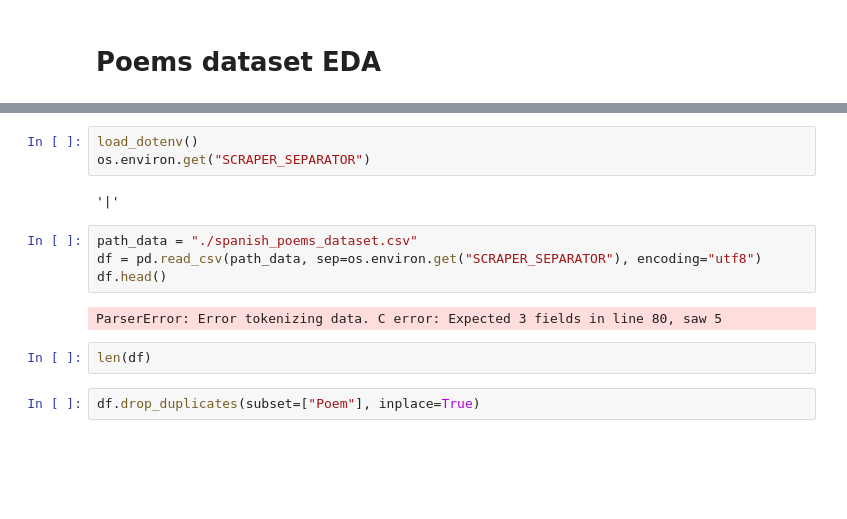
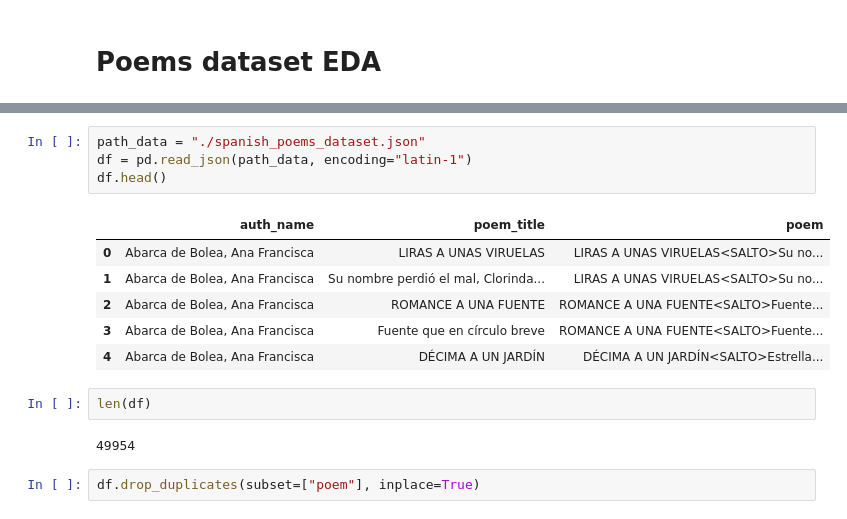
Before and after one commit to DavidLeirado/AiLan-P0e-m, a Jupyter notebook: notebooks/data_exploration.ipynb, the cells around one changed output, grey strips where cells are left out. Drawn from its saved outputs; the diff is of its cells as text; blank space fills up the shorter version.

```diff
--- a/notebooks/data_exploration.ipynb
+++ b/notebooks/data_exploration.ipynb
@@ -8,17 +16,19 @@ import os
-# %%
-load_dotenv()
-os.environ.get("SCRAPER_SEPARATOR")
-# %% [output]
-'|'
 # %%
-path_data = "./spanish_poems_dataset.csv"
-df = pd.read_csv(path_data, sep=os.environ.get("SCRAPER_SEPARATOR"), encoding="utf8")
+path_data = "./spanish_poems_dataset.json"
+df = pd.read_json(path_data, encoding="latin-1")
 df.head()
 # %% [output]
-ParserError: Error tokenizing data. C error: Expected 3 fields in line 80, saw 5
+|  | auth_name | poem_title | poem |
+| 0 | Abarca de Bolea, Ana Francisca | LIRAS A UNAS VIRUELAS | LIRAS A UNAS VIRUELAS<SALTO>Su no... |
+| 1 | Abarca de Bolea, Ana Francisca | Su nombre perdió el mal, Clorinda... | LIRAS A UNAS VIRUELAS<SALTO>Su no... |
+| 2 | Abarca de Bolea, Ana Francisca | ROMANCE A UNA FUENTE | ROMANCE A UNA FUENTE<SALTO>Fuente... |
+| 3 | Abarca de Bolea, Ana Francisca | Fuente que en círculo breve | ROMANCE A UNA FUENTE<SALTO>Fuente... |
+| 4 | Abarca de Bolea, Ana Francisca | DÉCIMA A UN JARDÍN | DÉCIMA A UN JARDÍN<SALTO>Estrella... |
 # %%
 len(df)
+# %% [output]
+49954
 # %%
-df.drop_duplicates(subset=["Poem"], inplace=True)
+df.drop_duplicates(subset=["poem"], inplace=True)
 # %%
 len(df)
```
Also changed, not shown: parts of 33 cells of this notebook.
